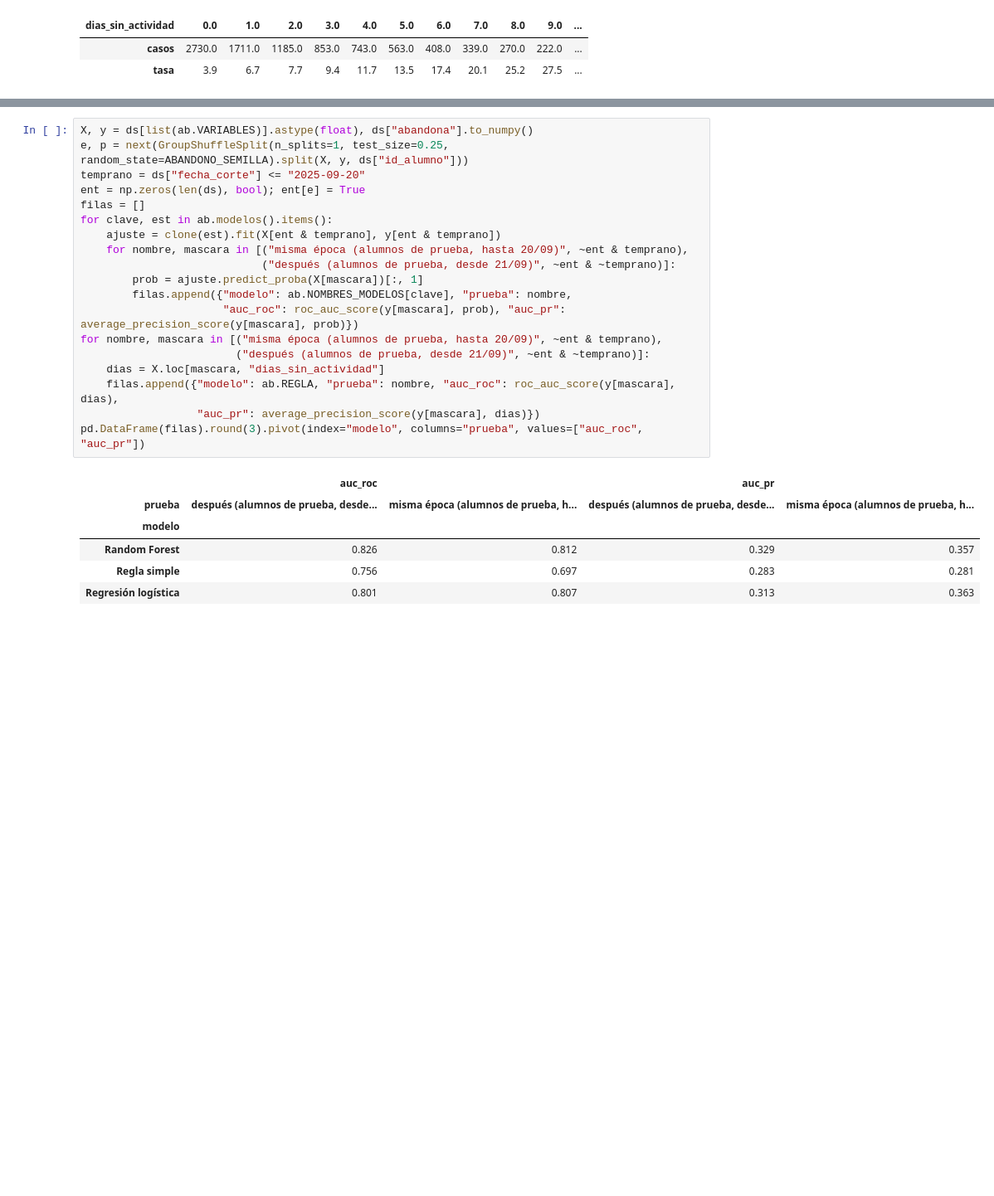
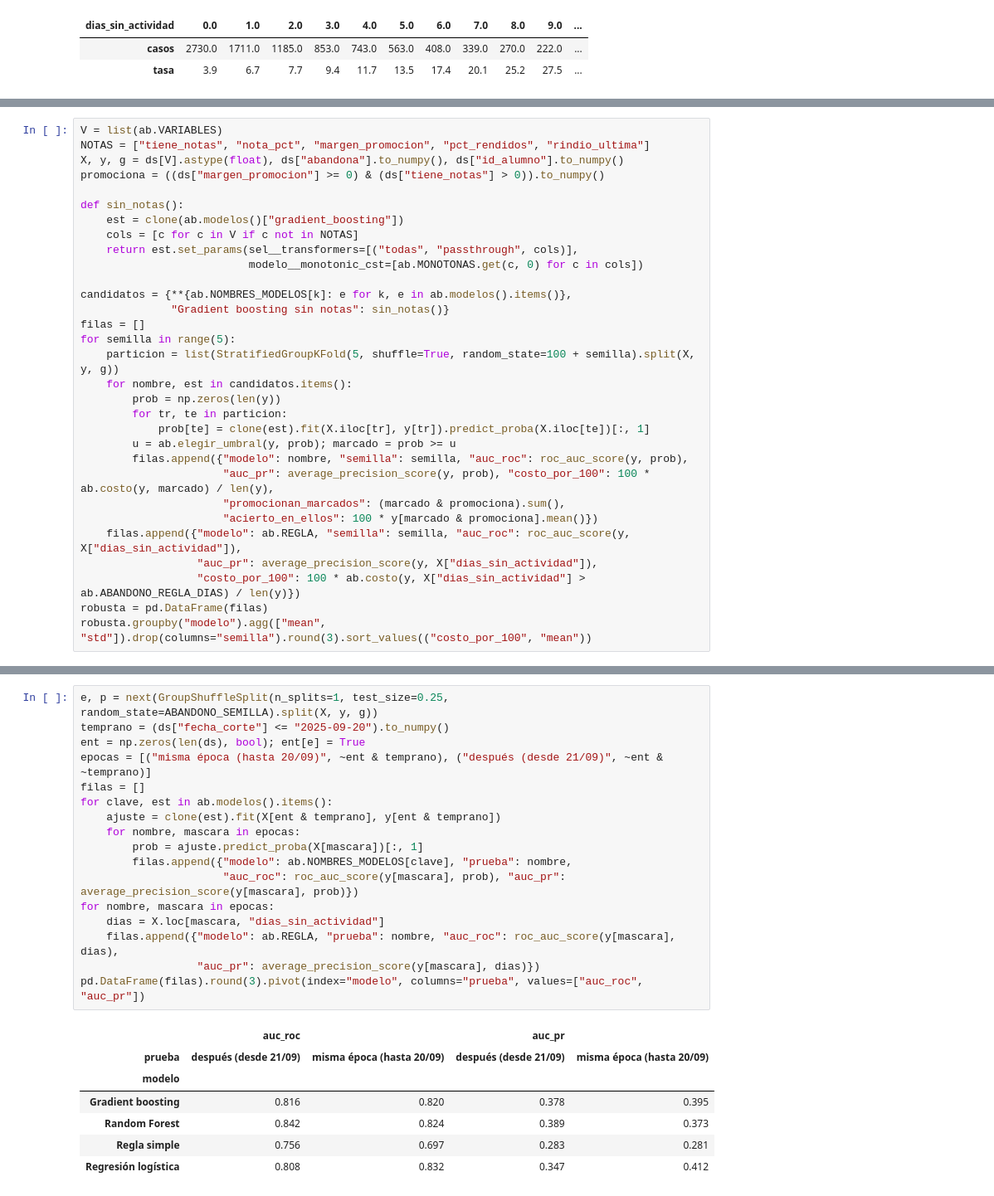
Before and after one commit to AgustinaHourcade/lms-learning-analytics, a Jupyter notebook: notebooks/ml_predictor_abandono.ipynb, the cells around one changed output, grey strips where cells are left out. Shown at 83% size. Cells and saved outputs as stored; diff of their text form; blank space fills up the shorter version.

```diff
--- a/notebooks/ml_predictor_abandono.ipynb
+++ b/notebooks/ml_predictor_abandono.ipynb
@@ -188,0 +276,31 @@ Elegido: Regresión logística, umbral 0.14
+# %%
+V = list(ab.VARIABLES)
+NOTAS = ["tiene_notas", "nota_pct", "margen_promocion", "pct_rendidos", "rindio_ultima"]
+X, y, g = ds[V].astype(float), ds["abandona"].to_numpy(), ds["id_alumno"].to_numpy()
+promociona = ((ds["margen_promocion"] >= 0) & (ds["tiene_notas"] > 0)).to_numpy()
+
+def sin_notas():
+    est = clone(ab.modelos()["gradient_boosting"])
+    cols = [c for c in V if c not in NOTAS]
+    return est.set_params(sel__transformers=[("todas", "passthrough", cols)],
+                          modelo__monotonic_cst=[ab.MONOTONAS.get(c, 0) for c in cols])
+
+candidatos = {**{ab.NOMBRES_MODELOS[k]: e for k, e in ab.modelos().items()},
+              "Gradient boosting sin notas": sin_notas()}
+filas = []
+for semilla in range(5):
+    particion = list(StratifiedGroupKFold(5, shuffle=True, random_state=100 + semilla).split(X, y, g))
+    for nombre, est in candidatos.items():
+        prob = np.zeros(len(y))
+        for tr, te in particion:
+            prob[te] = clone(est).fit(X.iloc[tr], y[tr]).predict_proba(X.iloc[te])[:, 1]
+        u = ab.elegir_umbral(y, prob); marcado = prob >= u
+        filas.append({"modelo": nombre, "semilla": semilla, "auc_roc": roc_auc_score(y, prob),
+                      "auc_pr": average_precision_score(y, prob), "costo_por_100": 100 * ab.costo(y, marcado) / len(y),
+                      "promocionan_marcados": (marcado & promociona).sum(),
+                      "acierto_en_ellos": 100 * y[marcado & promociona].mean()})
+    filas.append({"modelo": ab.REGLA, "semilla": semilla, "auc_roc": roc_auc_score(y, X["dias_sin_actividad"]),
+                  "auc_pr": average_precision_score(y, X["dias_sin_actividad"]),
+                  "costo_por_100": 100 * ab.costo(y, X["dias_sin_actividad"] > ab.ABANDONO_REGLA_DIAS) / len(y)})
+robusta = pd.DataFrame(filas)
+robusta.groupby("modelo").agg(["mean", "std"]).drop(columns="semilla").round(3).sort_values(("costo_por_100", "mean"))
@@ -193,29 +320,28 @@ La validación por alumno mezcla semanas: el modelo ve fotos de octubre al entre
 predecir **semanas que todavía no pasaron**, así que también se prueba entrenando con las fotos hasta el 20/09 y midiendo
 en las posteriores (con alumnos de prueba distintos, para no mezclar las dos cosas).
 # %%
-X, y = ds[list(ab.VARIABLES)].astype(float), ds["abandona"].to_numpy()
-e, p = next(GroupShuffleSplit(n_splits=1, test_size=0.25, random_state=ABANDONO_SEMILLA).split(X, y, ds["id_alumno"]))
-temprano = ds["fecha_corte"] <= "2025-09-20"
+e, p = next(GroupShuffleSplit(n_splits=1, test_size=0.25, random_state=ABANDONO_SEMILLA).split(X, y, g))
+temprano = (ds["fecha_corte"] <= "2025-09-20").to_numpy()
 ent = np.zeros(len(ds), bool); ent[e] = True
+epocas = [("misma época (hasta 20/09)", ~ent & temprano), ("después (desde 21/09)", ~ent & ~temprano)]
 filas = []
 for clave, est in ab.modelos().items():
     ajuste = clone(est).fit(X[ent & temprano], y[ent & temprano])
-    for nombre, mascara in [("misma época (alumnos de prueba, hasta 20/09)", ~ent & temprano),
-                            ("después (alumnos de prueba, desde 21/09)", ~ent & ~temprano)]:
+    for nombre, mascara in epocas:
         prob = ajuste.predict_proba(X[mascara])[:, 1]
         filas.append({"modelo": ab.NOMBRES_MODELOS[clave], "prueba": nombre,
                       "auc_roc": roc_auc_score(y[mascara], prob), "auc_pr": average_precision_score(y[mascara], prob)})
-for nombre, mascara in [("misma época (alumnos de prueba, hasta 20/09)", ~ent & temprano),
-                        ("después (alumnos de prueba, desde 21/09)", ~ent & ~temprano)]:
+for nombre, mascara in epocas:
     dias = X.loc[mascara, "dias_sin_actividad"]
     filas.append({"modelo": ab.REGLA, "prueba": nombre, "auc_roc": roc_auc_score(y[mascara], dias),
                   "auc_pr": average_precision_score(y[mascara], dias)})
 pd.DataFrame(filas).round(3).pivot(index="modelo", columns="prueba", values=["auc_roc", "auc_pr"])
 # %% [output]
 |  | auc_roc |  | auc_pr |  |
-| prueba | después (alumnos de prueba, desde... | misma época (alumnos de prueba, h... | después (alumnos de prueba, desde... | misma época (alumnos de prueba, h... |
+| prueba | después (desde 21/09) | misma época (hasta 20/09) | después (desde 21/09) | misma época (hasta 20/09) |
 | modelo |  |  |  |  |
-| Random Forest | 0.826 | 0.812 | 0.329 | 0.357 |
+| Gradient boosting | 0.816 | 0.820 | 0.378 | 0.395 |
+| Random Forest | 0.842 | 0.824 | 0.389 | 0.373 |
 | Regla simple | 0.756 | 0.697 | 0.283 | 0.281 |
-| Regresión logística | 0.801 | 0.807 | 0.313 | 0.363 |
+| Regresión logística | 0.808 | 0.832 | 0.347 | 0.412 |
 # %% [markdown]
```
Also changed, not shown: parts of 39 cells of this notebook, 2 other files.
